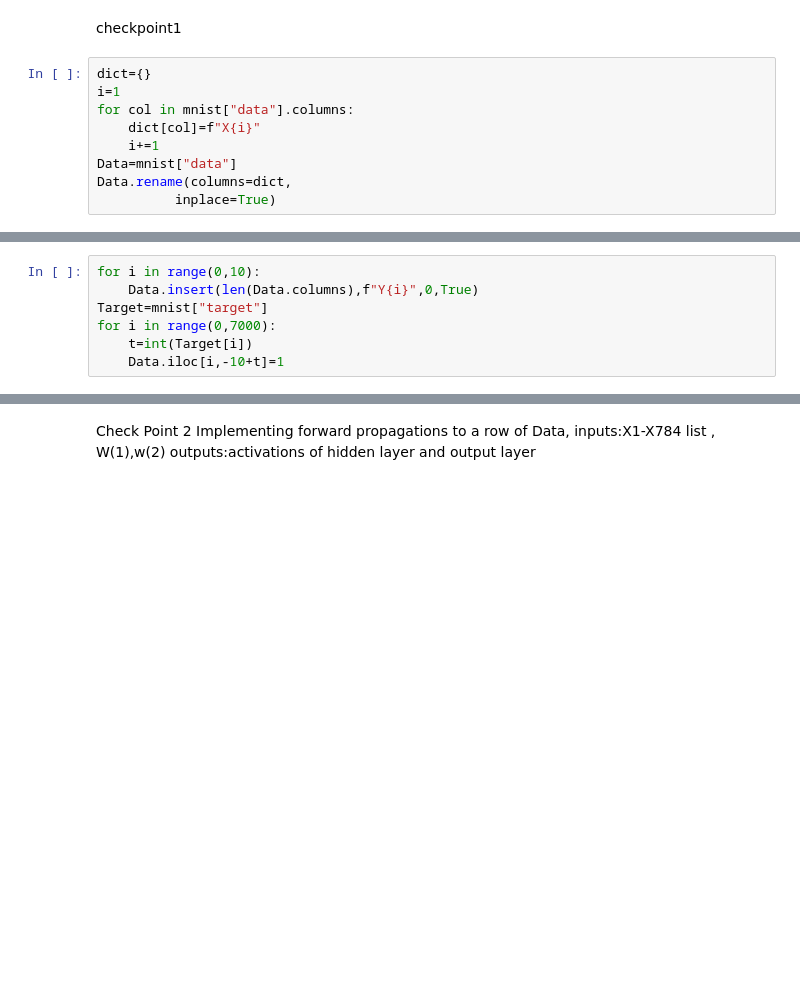
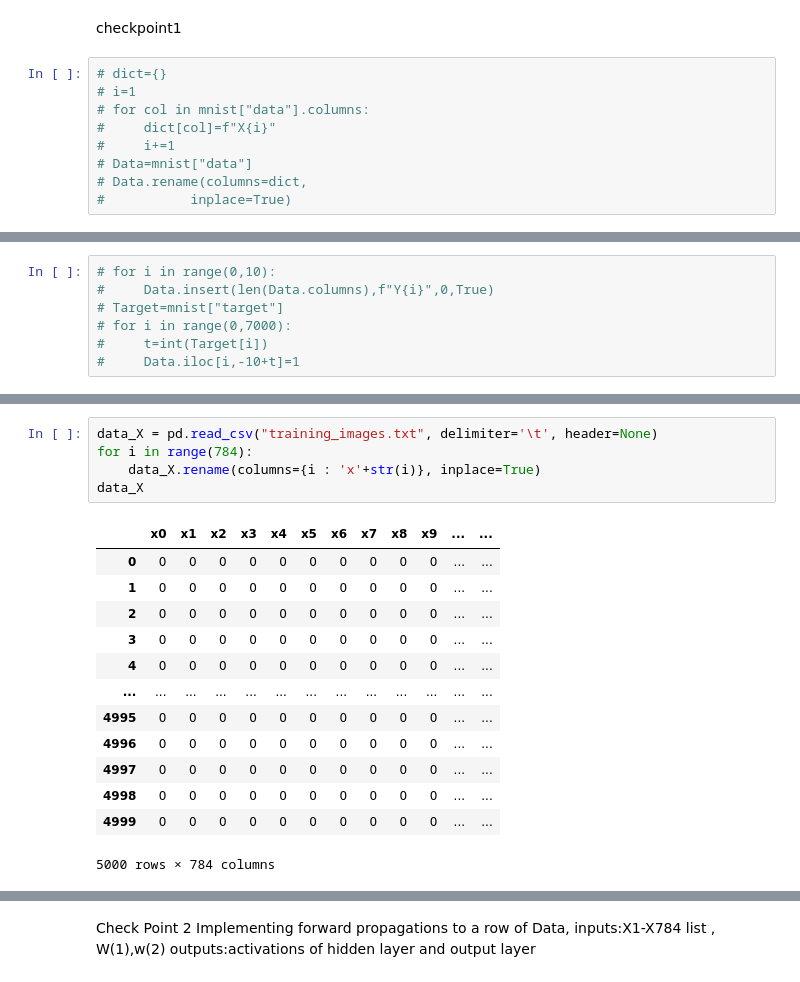
Before and after one commit to abcrohit/MNIST_NEURAL_NETWORKS, a Jupyter notebook: MNIST NN.ipynb, the cells around one changed output, grey strips where cells are left out. Saved outputs shown, nothing was run; the diff lists cells and outputs as text; blank space fills up the shorter version.

```diff
--- a/MNIST NN.ipynb
+++ b/MNIST NN.ipynb
@@ -10,11 +15,11 @@ from check point 1 to check point 2 , i have just converted the downloaded mnist
 # %% [markdown]
 checkpoint1
 # %%
-dict={}
-i=1
-for col in mnist["data"].columns:
-    dict[col]=f"X{i}"
-    i+=1
-Data=mnist["data"]
-Data.rename(columns=dict,
-          inplace=True)
+# dict={}
+# i=1
+# for col in mnist["data"].columns:
+#     dict[col]=f"X{i}"
+#     i+=1
+# Data=mnist["data"]
+# Data.rename(columns=dict,
+#           inplace=True)
@@ -26,7 +26,7 @@ See the caveats in the documentation: https://pandas.pydata.org/pandas-docs/stab
 # %%
-for i in range(0,10):
-    Data.insert(len(Data.columns),f"Y{i}",0,True)
-Target=mnist["target"]
-for i in range(0,7000):
-    t=int(Target[i])
-    Data.iloc[i,-10+t]=1
+# for i in range(0,10):
+#     Data.insert(len(Data.columns),f"Y{i}",0,True)
+# Target=mnist["target"]
+# for i in range(0,7000):
+#     t=int(Target[i])
+#     Data.iloc[i,-10+t]=1
@@ -54,0 +50,19 @@ Data
+# %%
+data_X = pd.read_csv("training_images.txt", delimiter='\t', header=None)
+for i in range(784):
+    data_X.rename(columns={i : 'x'+str(i)}, inplace=True)
+data_X
+# %% [output]
+|  | x0 | x1 | x2 | x3 | x4 | x5 | x6 | x7 | x8 | x9 | ... | ... |
+| 0 | 0 | 0 | 0 | 0 | 0 | 0 | 0 | 0 | 0 | 0 | ... | ... |
+| 1 | 0 | 0 | 0 | 0 | 0 | 0 | 0 | 0 | 0 | 0 | ... | ... |
+| 2 | 0 | 0 | 0 | 0 | 0 | 0 | 0 | 0 | 0 | 0 | ... | ... |
+| 3 | 0 | 0 | 0 | 0 | 0 | 0 | 0 | 0 | 0 | 0 | ... | ... |
+| 4 | 0 | 0 | 0 | 0 | 0 | 0 | 0 | 0 | 0 | 0 | ... | ... |
+| ... | ... | ... | ... | ... | ... | ... | ... | ... | ... | ... | ... | ... |
+| 4995 | 0 | 0 | 0 | 0 | 0 | 0 | 0 | 0 | 0 | 0 | ... | ... |
+| 4996 | 0 | 0 | 0 | 0 | 0 | 0 | 0 | 0 | 0 | 0 | ... | ... |
+| 4997 | 0 | 0 | 0 | 0 | 0 | 0 | 0 | 0 | 0 | 0 | ... | ... |
+| 4998 | 0 | 0 | 0 | 0 | 0 | 0 | 0 | 0 | 0 | 0 | ... | ... |
+| 4999 | 0 | 0 | 0 | 0 | 0 | 0 | 0 | 0 | 0 | 0 | ... | ... |
+5000 rows × 784 columns
```
Also changed, not shown: parts of 14 cells of this notebook, 2 other files.
